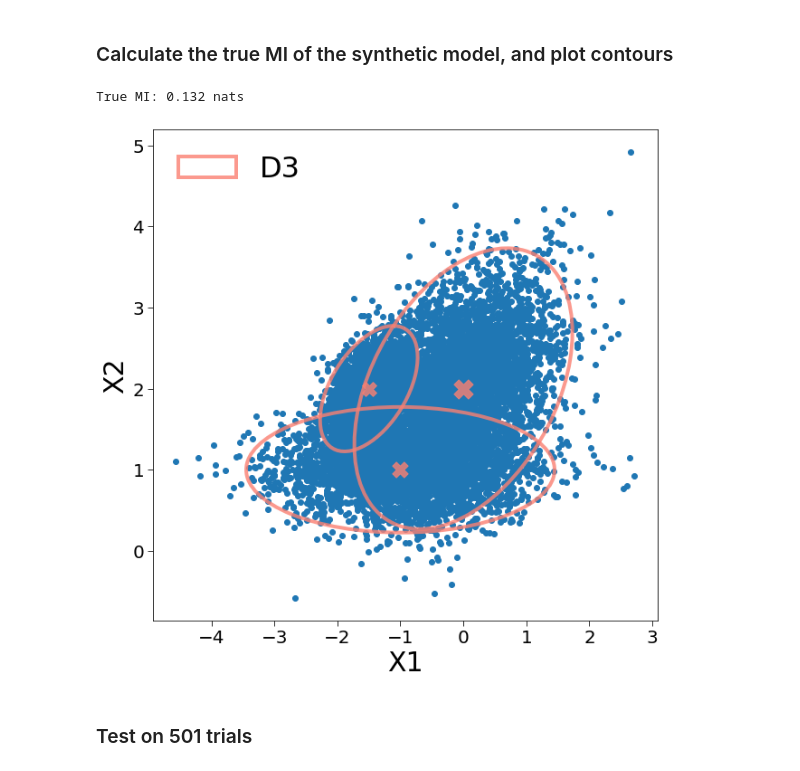
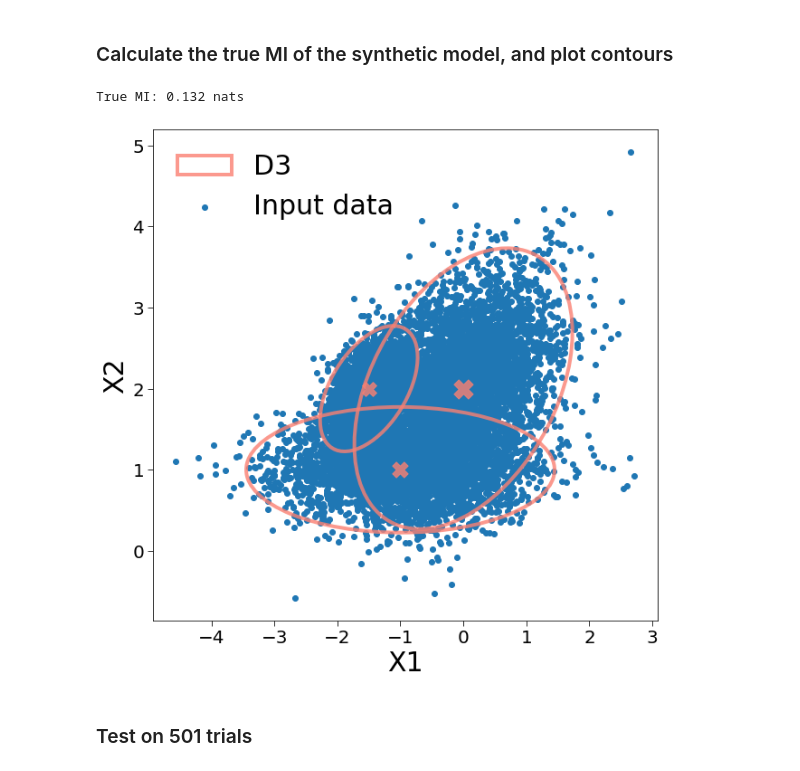
Before and after one commit to dpiras/GMM-MI, a Jupyter notebook: notebooks/01_MI_D3_significance.ipynb, the cells around one changed output. Drawn from its saved outputs; the diff is of its cells as text; code cells hidden in the pictures.

```diff
--- a/notebooks/01_MI_D3_significance.ipynb
+++ b/notebooks/01_MI_D3_significance.ipynb
@@ -15,11 +16,14 @@ from gmm_mi.utils.plotting import plot_gmm_contours, plot_bias_chi2_histogram
 # %%
 label = 'D3'
 analytic = np.load(f'./MI_synthetic_datasets/MI_{label}.npy')
 print(f'True MI: {analytic:.3f} nats')
-plot_gmm_contours(dataset, ls='-', label=label)
+fig, ax = plt.subplots(1, 1, figsize=(10, 10))
+scatter_data = dataset.sample(1e4)[0]
+ax.scatter(scatter_data[:, 0], scatter_data[:, 1], label='Input data')
+fig, ax = plot_gmm_contours(dataset, ax=ax, label=label)
 # %% [output]
 True MI: 0.132 nats
-[figure, old version]
+[figure, new version]
 # %% [markdown]
 ### Test on 501 trials
 # %%
```
Also changed, not shown: parts of 4 cells of this notebook, 15 other files.
